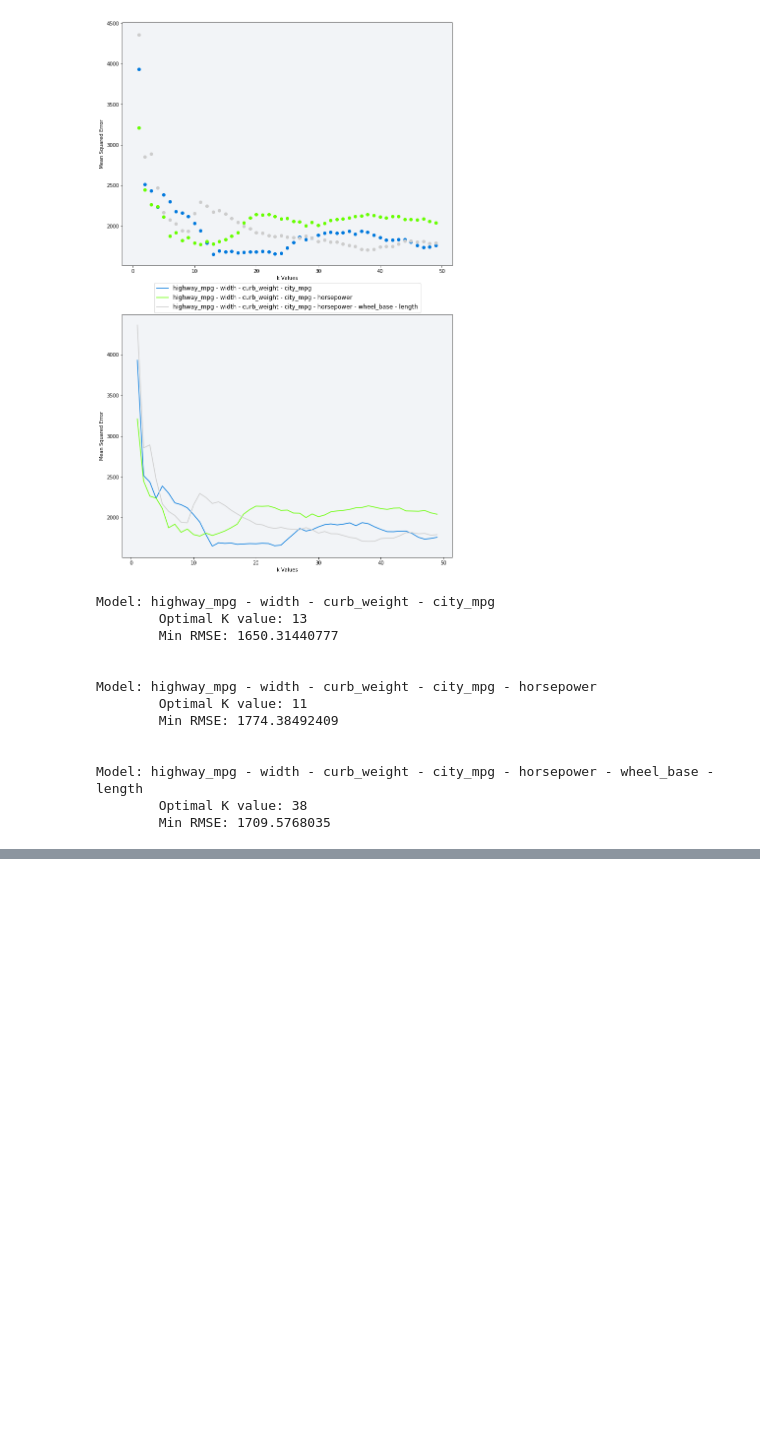
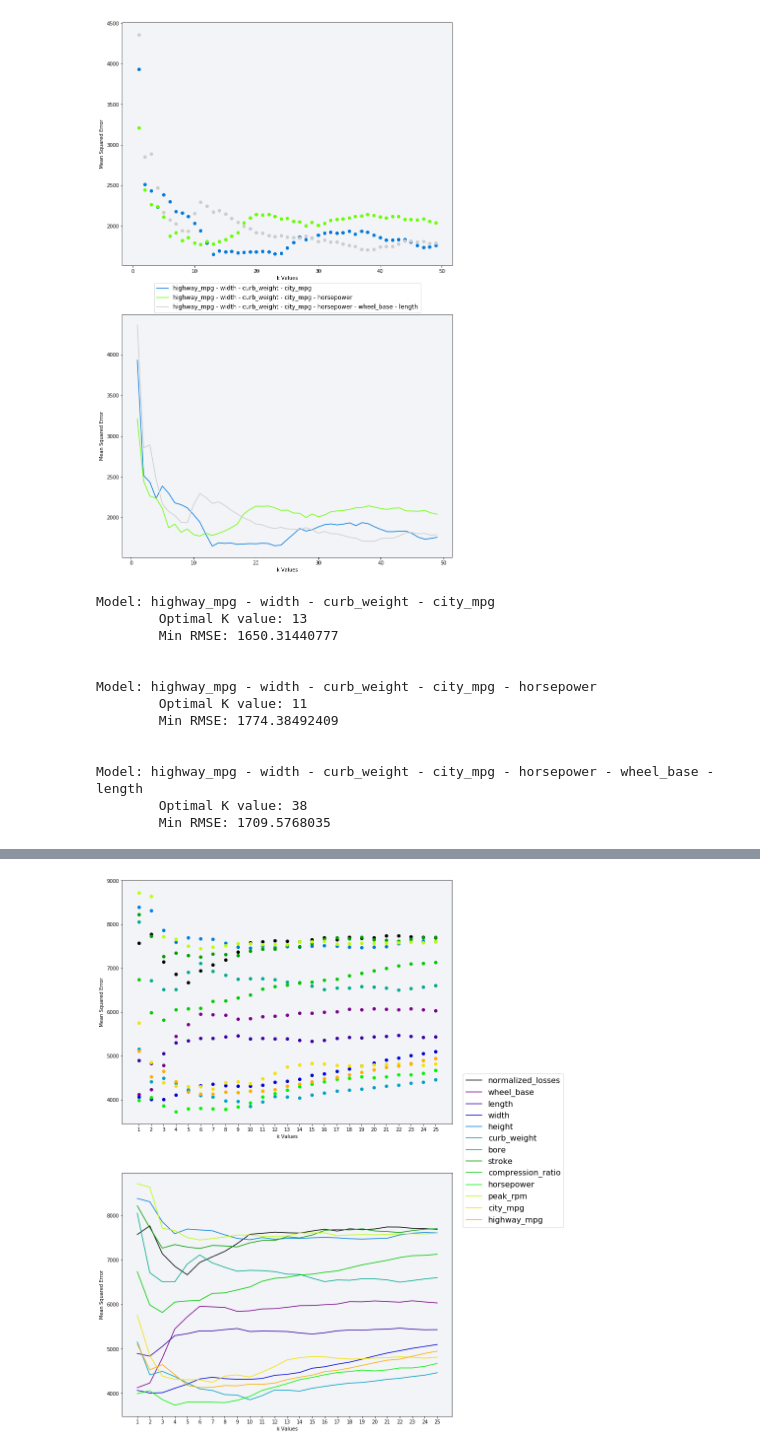
Before and after one commit to kitestring/DataQuest, a Jupyter notebook: 06_MachineLearning/01_ML_Fundamentals/06_GuidedProject_PredictingCarPrices/PredictingCarPrices.ipynb, the cells around one changed output, grey strips where cells are left out. Drawn from its saved outputs; the diff is of its cells as text; code cells hidden in the pictures; blank space fills up the shorter version.

Commit message:
Guided Project: Predicting Car Prices, 6 of 6 in progress

```diff
--- a/06_MachineLearning/01_ML_Fundamentals/06_GuidedProject_PredictingCarPrices/PredictingCarPrices.ipynb
+++ b/06_MachineLearning/01_ML_Fundamentals/06_GuidedProject_PredictingCarPrices/PredictingCarPrices.ipynb
@@ -568,0 +610,49 @@ Model: highway_mpg - width - curb_weight - city_mpg - horsepower - wheel_base -
+# %%
+# In an effort to determine the optimal training features, each possible training
+# feature will be evaluated with k values ranging from 1 - 25.
+
+k_values = [k for k in range(1,26)]
+
+# instantiate mse dict
+rmse_dict = {}
+
+
+for feature in test_features:
+    # instantiate mse list
+    mean_rmse = []
+
+    for k_value in k_values:
+        mean_rmse.append(knn_kfold_validation(df=numeric_cars_normalized, train_columns=[feature],
+                    predict_column=predictive_feature, folds=10, k_value=k_value))
+
+    rmse_dict[feature] = mean_rmse
+# %%
+# Visualize the univariate analysis to provide informaiton as to which the best training features are.
+
+matplotlib.rc('legend', fontsize=16)
+fig = plt.figure(figsize=(12,20))
+ax1 = fig.add_subplot(2,1,1)
+ax2 = fig.add_subplot(2,1,2)
+
+ax1.set_prop_cycle('color',plt.cm.spectral(np.linspace(0,1.3,21)))
+ax2.set_prop_cycle('color',plt.cm.spectral(np.linspace(0,1.3,21)))
+
+for i, feature in enumerate(test_features):
+    ax1.scatter(x=k_values, y=rmse_dict[feature], label=feature)
+    ax2.plot(k_values, rmse_dict[feature], label=feature)
+
+# ax1.legend(loc='center right', bbox_to_anchor=(1.35, 1.5))
+ax1.set_xlabel('k Values')
+ax1.set_ylabel('Mean Squared Error')
+ax1.set_xticks(k_values)
+ax1.set_facecolor("#f2f4f7")
+
+ax2.legend(loc='center right', bbox_to_anchor=(1.35, 1.09))
+ax2.set_xlabel('k Values')
+ax2.set_ylabel('Mean Squared Error')
+ax2.set_xticks(k_values)
+ax2.set_facecolor("#f2f4f7")
+
+plt.show()
+# %% [output]
+[figure, added]
```
Also changed, not shown: parts of 12 cells of this notebook, 6 other files.
